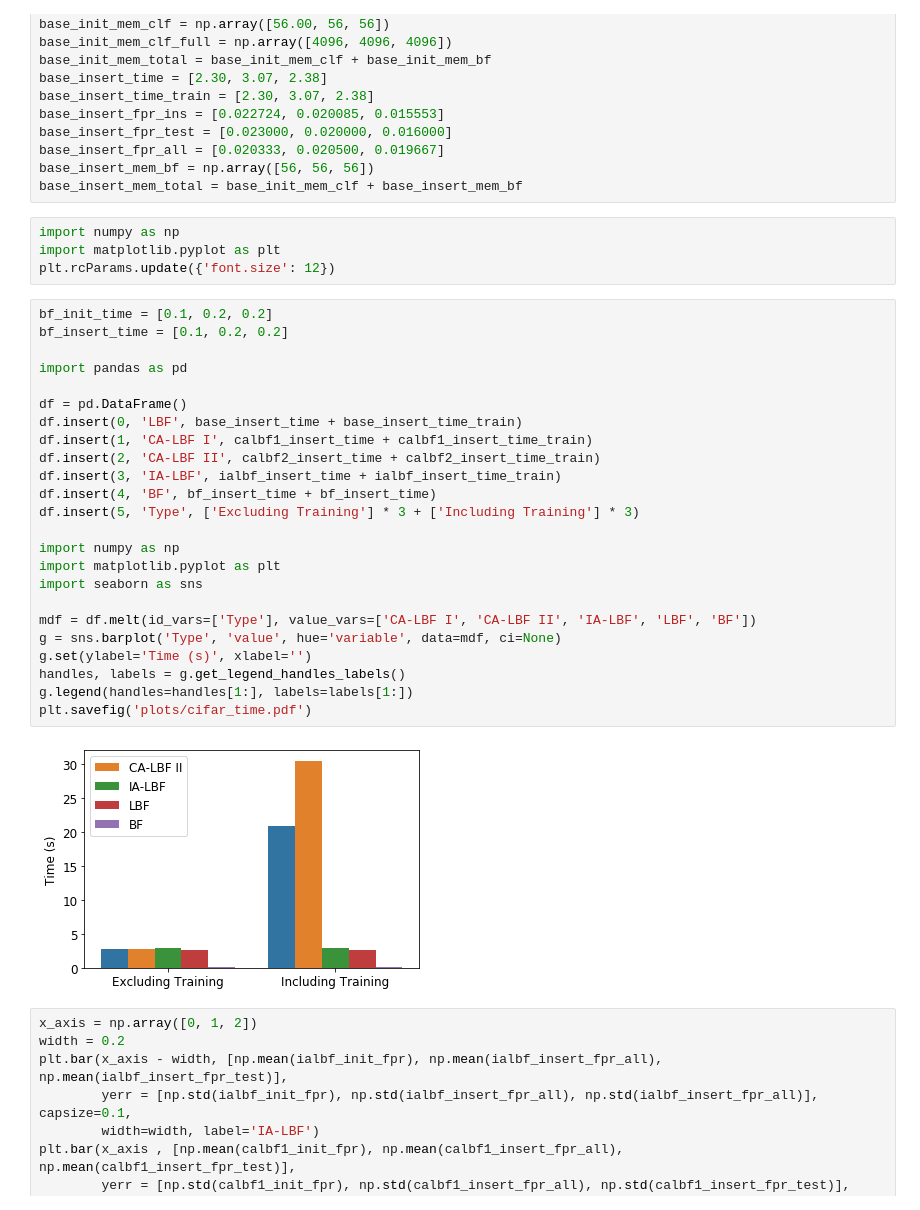
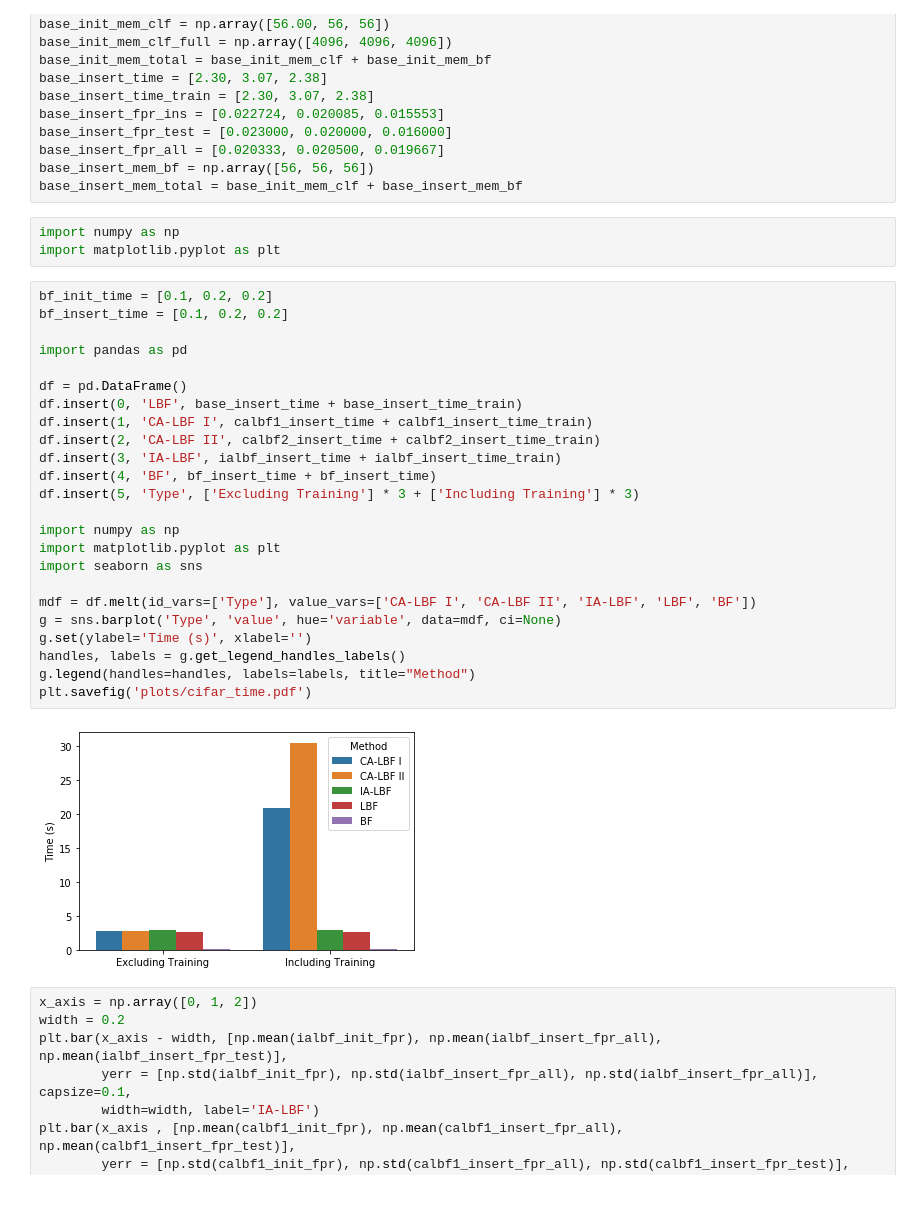
Before and after one commit to arindambhattacharya/LBF, a Jupyter notebook: cifar/Graphs.ipynb, the cells around one changed output. Drawn from its saved outputs; the diff is of its cells as text.

```diff
--- a/cifar/Graphs.ipynb
+++ b/cifar/Graphs.ipynb
@@ -67,33 +67,32 @@ base_insert_mem_total = base_init_mem_clf + base_insert_mem_bf
 # %%
 import numpy as np
 import matplotlib.pyplot as plt
-plt.rcParams.update({'font.size': 12})
 # %%
 bf_init_time = [0.1, 0.2, 0.2]
 bf_insert_time = [0.1, 0.2, 0.2]
 
 import pandas as pd
 
 df = pd.DataFrame()
 df.insert(0, 'LBF', base_insert_time + base_insert_time_train)
 df.insert(1, 'CA-LBF I', calbf1_insert_time + calbf1_insert_time_train)
 df.insert(2, 'CA-LBF II', calbf2_insert_time + calbf2_insert_time_train)
 df.insert(3, 'IA-LBF', ialbf_insert_time + ialbf_insert_time_train)
 df.insert(4, 'BF', bf_insert_time + bf_insert_time)
 df.insert(5, 'Type', ['Excluding Training'] * 3 + ['Including Training'] * 3)
 
 import numpy as np
 import matplotlib.pyplot as plt
 import seaborn as sns
 
 mdf = df.melt(id_vars=['Type'], value_vars=['CA-LBF I', 'CA-LBF II', 'IA-LBF', 'LBF', 'BF'])
 g = sns.barplot('Type', 'value', hue='variable', data=mdf, ci=None)
 g.set(ylabel='Time (s)', xlabel='')
 handles, labels = g.get_legend_handles_labels()
-g.legend(handles=handles[1:], labels=labels[1:])
+g.legend(handles=handles, labels=labels, title="Method")
 plt.savefig('plots/cifar_time.pdf')
 # %% [output]
-[figure, old version]
+[figure, new version]
 # %%
 x_axis = np.array([0, 1, 2])
 width = 0.2
```
Also changed, not shown: 7 other files.
